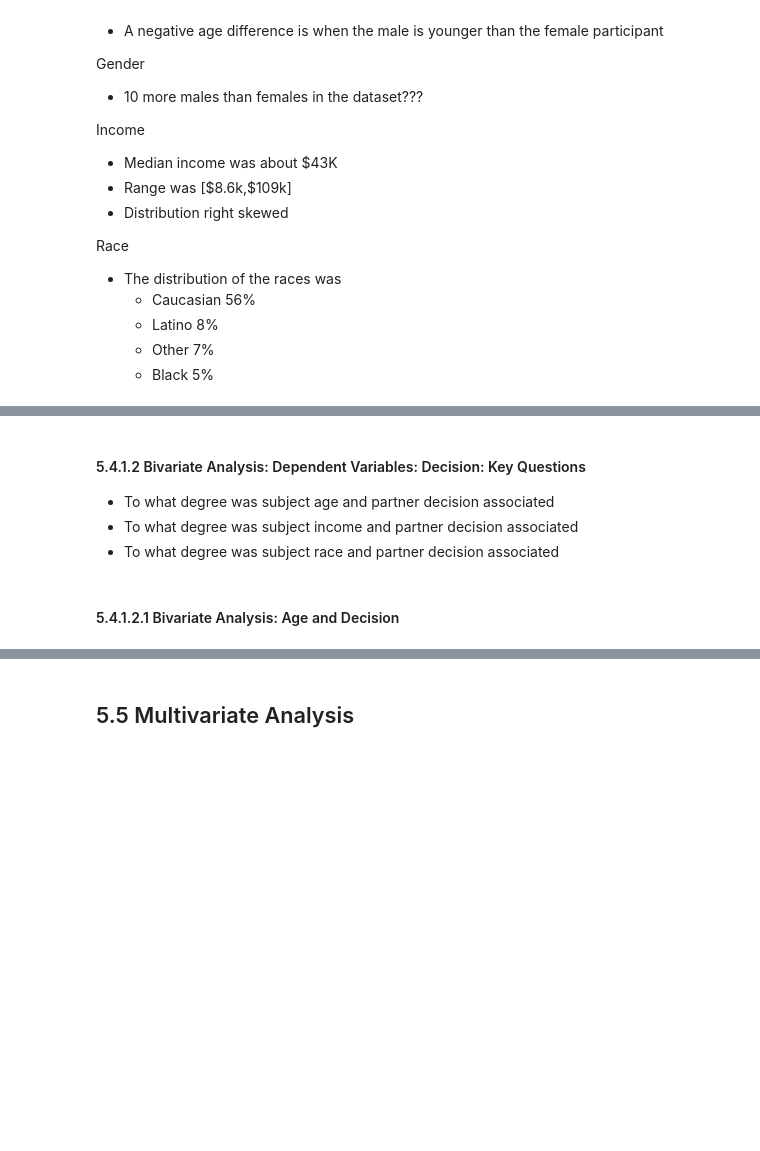
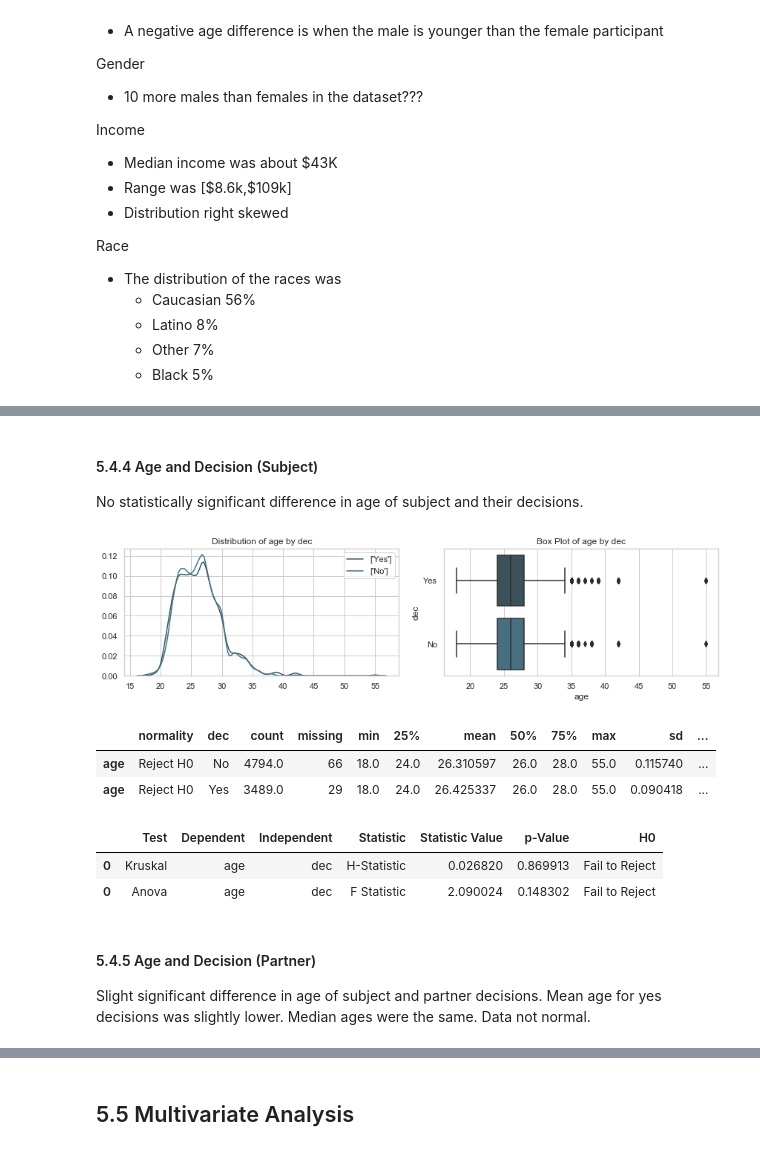
Before and after one commit to DecisionScients/Predictive-Dating, a Jupyter notebook: notebooks/5.0 Demographics.ipynb, the cells around one changed output, grey strips where cells are left out. Cells and saved outputs as stored; diff of their text form; code cells hidden in the pictures; blank space fills up the shorter version.

```diff
--- a/notebooks/5.0 Demographics.ipynb
+++ b/notebooks/5.0 Demographics.ipynb
@@ -28,7 +114,7 @@ InteractiveShell.ast_node_interactivity = "all"
 
 import numpy as np
 import pandas as pd
-pd.set_option('display.max_colwidth', 500)
+pd.set_option('display.max_colwidth', 5000)
 import matplotlib.pyplot as plt
 import seaborn as sns
 import statsmodels.api as sm
@@ -131,10 +262,22 @@ i
-# %% [markdown]
-#### 5.4.1.2 Bivariate Analysis: Dependent Variables: Decision: Key Questions
-- To what degree was subject age and partner decision associated
-- To what degree was subject income and partner decision associated
-- To what degree was subject race and partner decision associated
-# %% [markdown]
-#### 5.4.1.2.1 Bivariate Analysis: Age and Decision
+# %% [markdown]
+#### 5.4.4 Age and Decision (Subject)
+No statistically significant difference in age of subject and their decisions.
+# %%
+i, d, p = bivariate.analysis(df,x='age', y='dec')
+p
+d
+i
+# %% [output]
+[figure, added]
+|  | normality | dec | count | missing | min | 25% | mean | 50% | 75% | max | sd | ... |
+| age | Reject H0 | No | 4794.0 | 66 | 18.0 | 24.0 | 26.310597 | 26.0 | 28.0 | 55.0 | 0.115740 | ... |
+| age | Reject H0 | Yes | 3489.0 | 29 | 18.0 | 24.0 | 26.425337 | 26.0 | 28.0 | 55.0 | 0.090418 | ... |
+|  | Test | Dependent | Independent | Statistic | Statistic Value | p-Value | H0 |
+| 0 | Kruskal | age | dec | H-Statistic | 0.026820 | 0.869913 | Fail to Reject |
+| 0 | Anova | age | dec | F Statistic | 2.090024 | 0.148302 | Fail to Reject |
+# %% [markdown]
+#### 5.4.5 Age and Decision (Partner)
+Slight significant difference in age of subject and partner decisions. Mean age for yes decisions was slightly lower. Median ages were the same. Data not normal.
 # %%
 i, d, p = bivariate.analysis(df,x='age', y='dec_o')
 p
```
Also changed, not shown: parts of 58 cells of this notebook, 12 other files.
